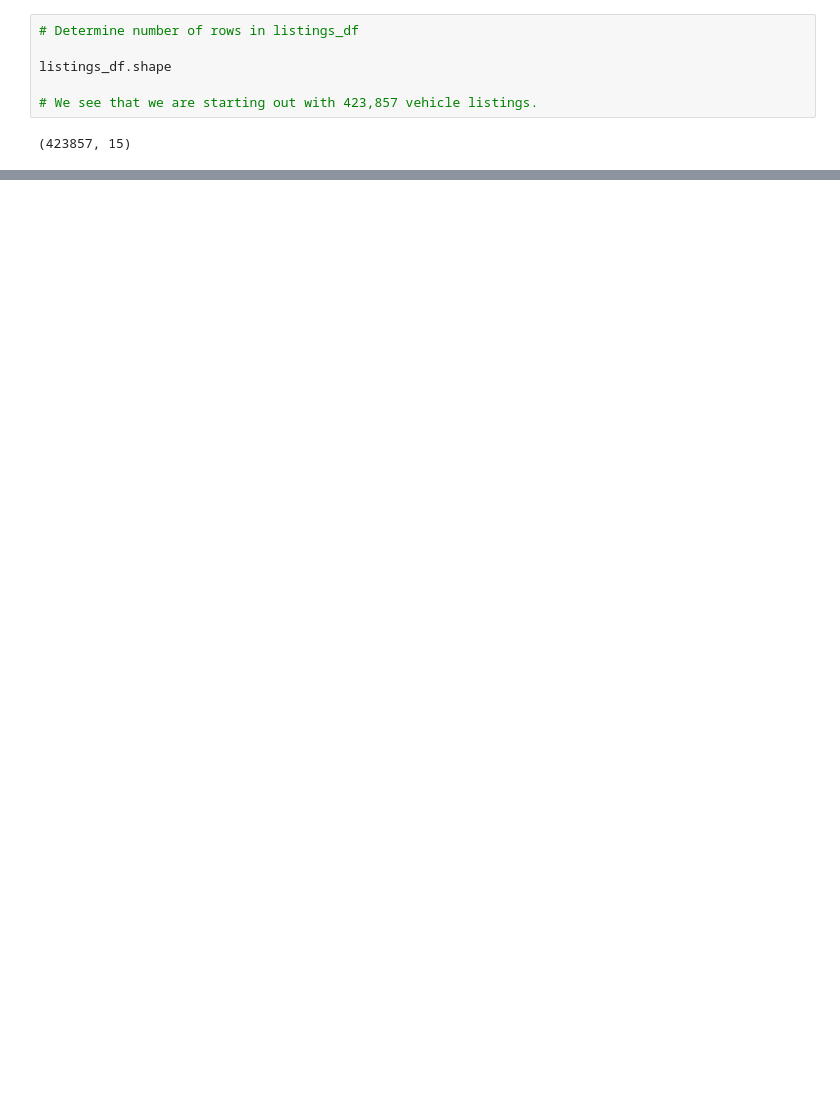
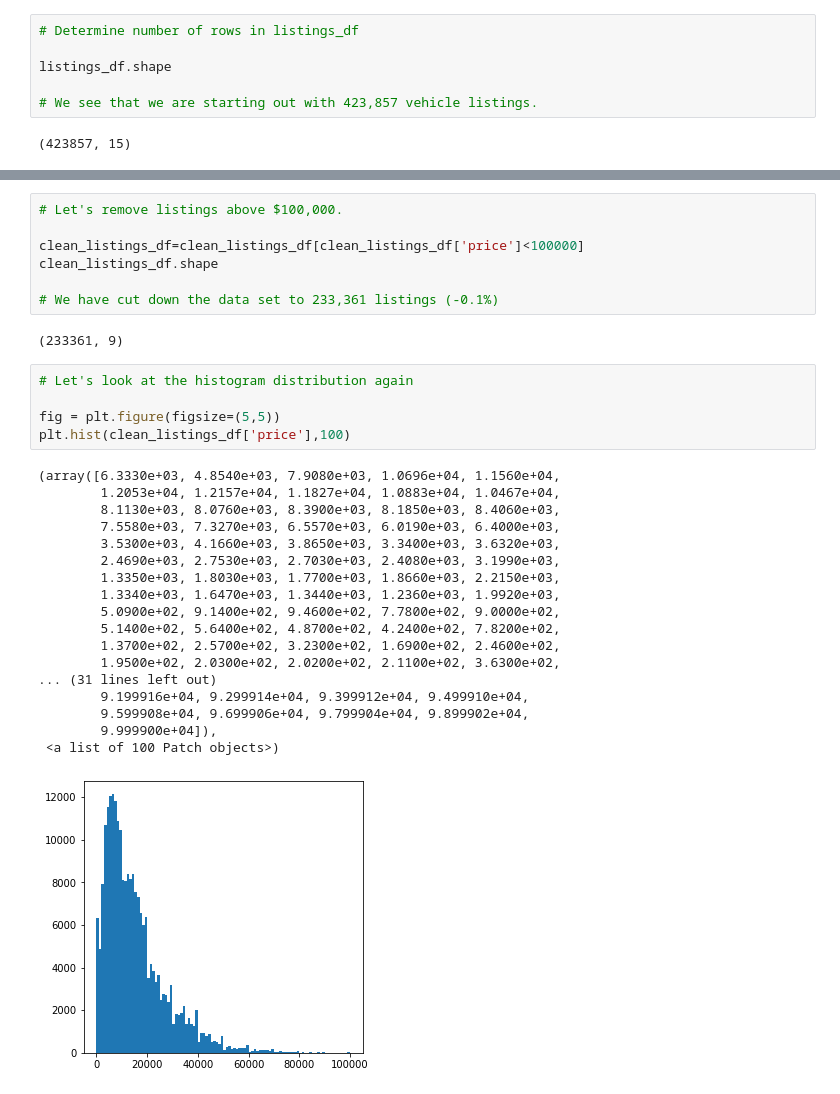
Before and after one commit to sathvikaithala/Craigslist-ETL, a Jupyter notebook: craigslist-etl.ipynb, the cells around one changed output, grey strips where cells are left out. Drawn from its saved outputs; the diff is of its cells as text; blank space fills up the shorter version.

```diff
--- a/craigslist-etl.ipynb
+++ b/craigslist-etl.ipynb
@@ -198,0 +413,33 @@ dtype: int64
+# %%
+# Let's remove listings above $100,000.
+
+clean_listings_df=clean_listings_df[clean_listings_df['price']<100000]
+clean_listings_df.shape
+
+# We have cut down the data set to 233,361 listings (-0.1%)
+# %% [output]
+(233361, 9)
+# %%
+# Let's look at the histogram distribution again
+
+fig = plt.figure(figsize=(5,5))
+plt.hist(clean_listings_df['price'],100)
+# %% [output]
+(array([6.3330e+03, 4.8540e+03, 7.9080e+03, 1.0696e+04, 1.1560e+04,
+        1.2053e+04, 1.2157e+04, 1.1827e+04, 1.0883e+04, 1.0467e+04,
+        8.1130e+03, 8.0760e+03, 8.3900e+03, 8.1850e+03, 8.4060e+03,
+        7.5580e+03, 7.3270e+03, 6.5570e+03, 6.0190e+03, 6.4000e+03,
+        3.5300e+03, 4.1660e+03, 3.8650e+03, 3.3400e+03, 3.6320e+03,
+        2.4690e+03, 2.7530e+03, 2.7030e+03, 2.4080e+03, 3.1990e+03,
+        1.3350e+03, 1.8030e+03, 1.7700e+03, 1.8660e+03, 2.2150e+03,
+        1.3340e+03, 1.6470e+03, 1.3440e+03, 1.2360e+03, 1.9920e+03,
+        5.0900e+02, 9.1400e+02, 9.4600e+02, 7.7800e+02, 9.0000e+02,
+        5.1400e+02, 5.6400e+02, 4.8700e+02, 4.2400e+02, 7.8200e+02,
+        1.3700e+02, 2.5700e+02, 3.2300e+02, 1.6900e+02, 2.4600e+02,
+        1.9500e+02, 2.0300e+02, 2.0200e+02, 2.1100e+02, 3.6300e+02,
+... (31 lines left out)
+        9.199916e+04, 9.299914e+04, 9.399912e+04, 9.499910e+04,
+        9.599908e+04, 9.699906e+04, 9.799904e+04, 9.899902e+04,
+        9.999900e+04]),
+ <a list of 100 Patch objects>)
+[figure, added]
```
Also changed, not shown: parts of 38 cells of this notebook, 1 other file.
